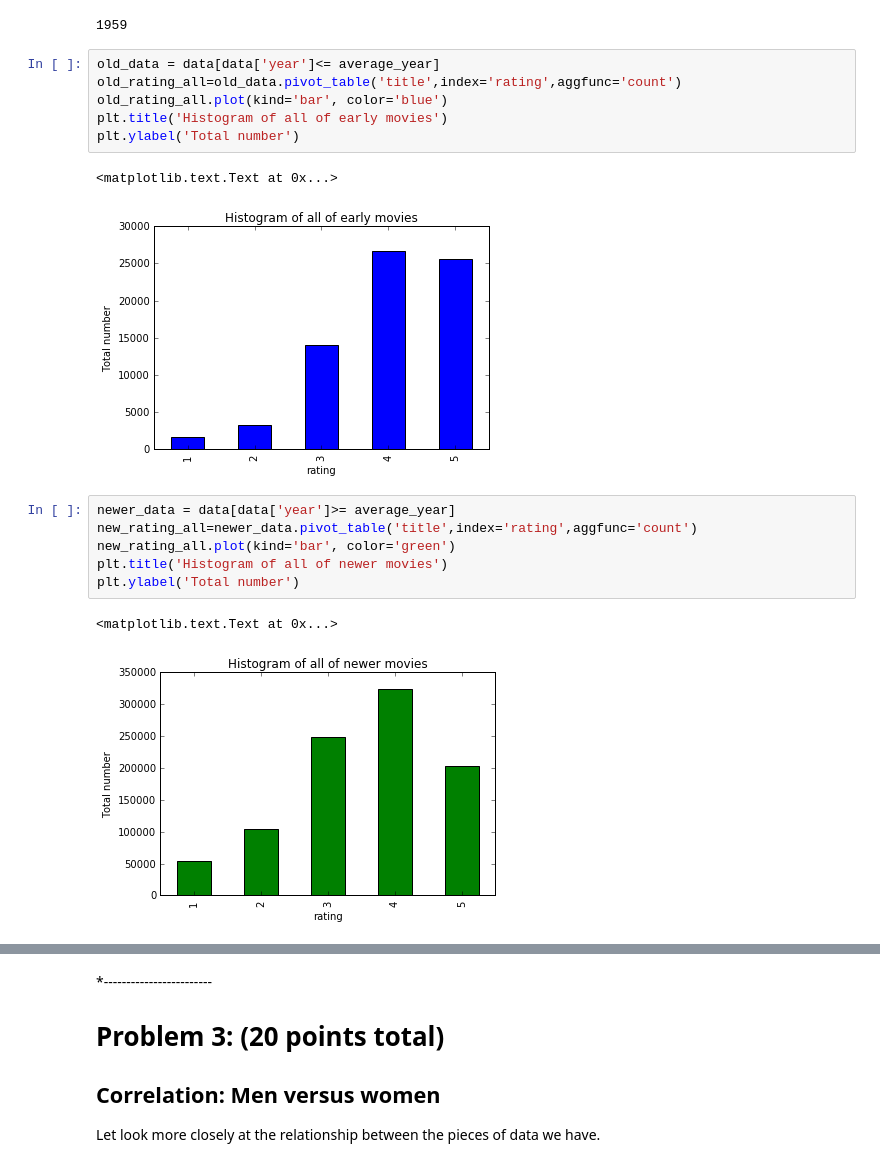
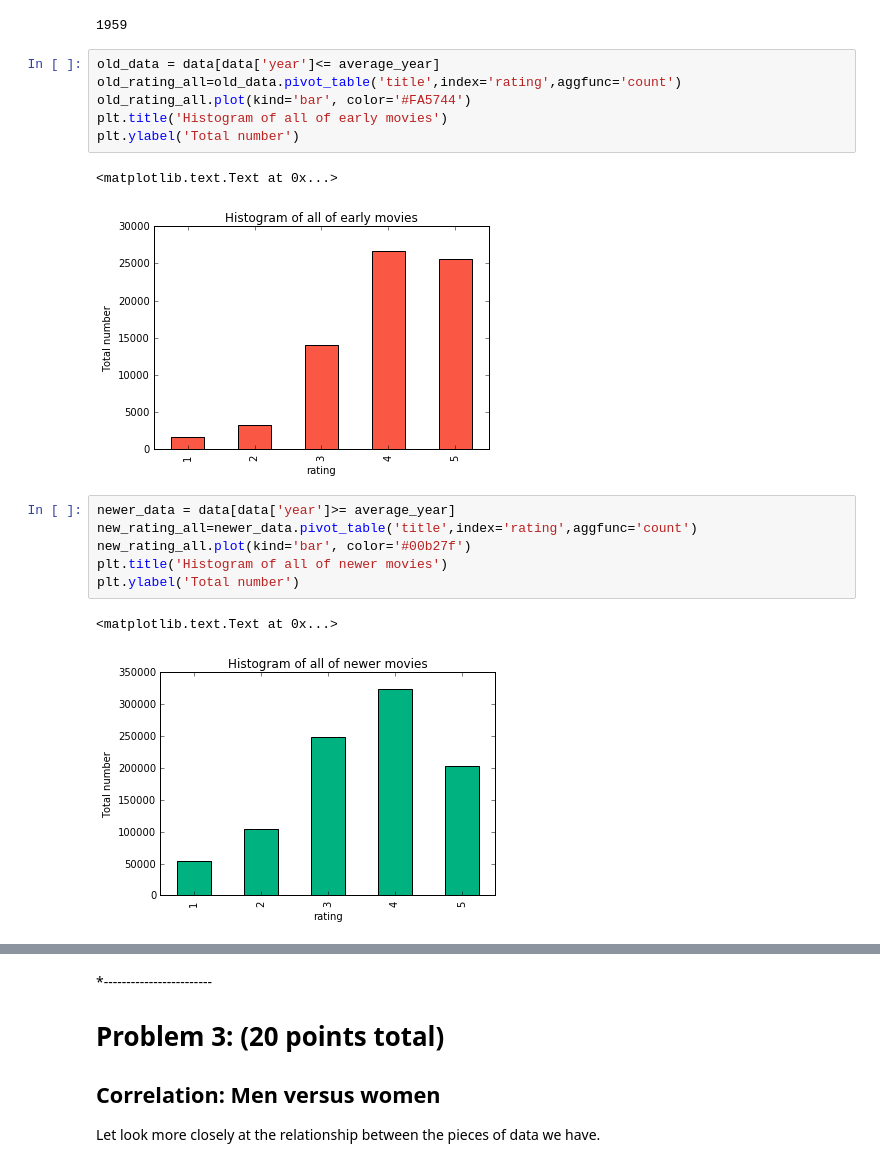
Before and after one commit to awkweb/DS501, a Jupyter notebook: 2/CaseStudy2.ipynb, the cells around one changed output, grey strips where cells are left out. Cells and saved outputs as stored; diff of their text form.

```diff
--- a/2/CaseStudy2.ipynb
+++ b/2/CaseStudy2.ipynb
@@ -655,18 +657,18 @@ average_year
 # %%
 old_data = data[data['year']<= average_year]
 old_rating_all=old_data.pivot_table('title',index='rating',aggfunc='count')
-old_rating_all.plot(kind='bar', color='blue')
+old_rating_all.plot(kind='bar', color='#FA5744')
 plt.title('Histogram of all of early movies')
 plt.ylabel('Total number')
 # %% [output]
 <matplotlib.text.Text at 0x...>
-[figure, old version]
+[figure, new version]
 # %%
 newer_data = data[data['year']>= average_year]
 new_rating_all=newer_data.pivot_table('title',index='rating',aggfunc='count')
-new_rating_all.plot(kind='bar', color='green')
+new_rating_all.plot(kind='bar', color='#00b27f')
 plt.title('Histogram of all of newer movies')
 plt.ylabel('Total number')
 # %% [output]
 <matplotlib.text.Text at 0x...>
-[figure, old version]
+[figure, new version]
```
Also changed, not shown: parts of 27 cells of this notebook, 18 other files.
